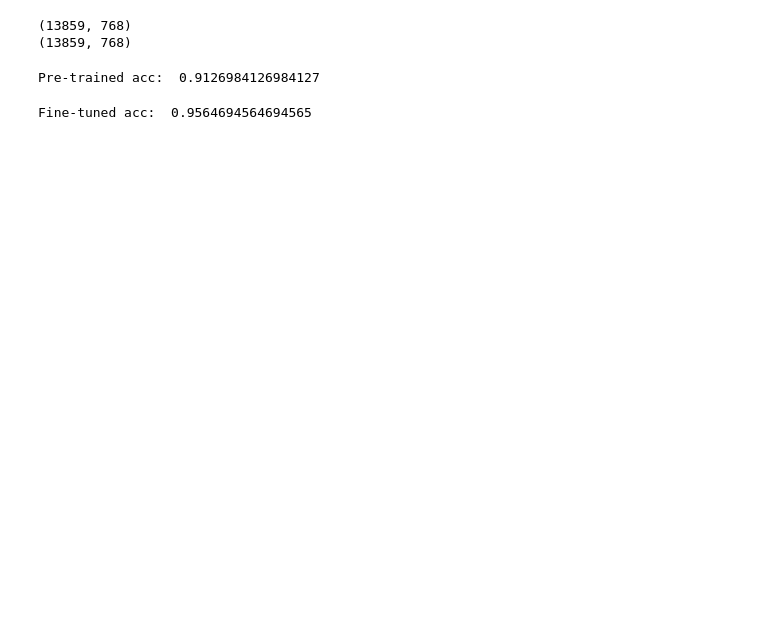
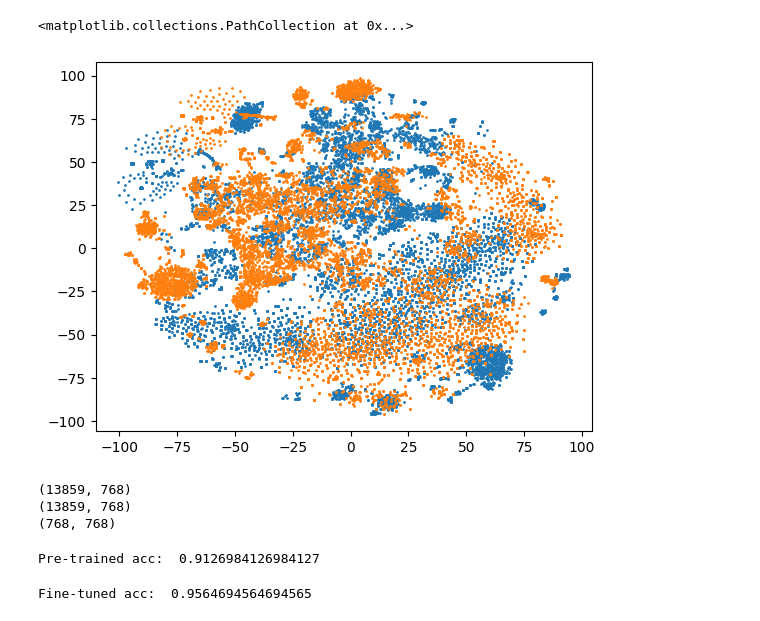
Before and after one commit to AlexSantoss/Translation-And-GSVD, a Jupyter notebook: using_embeddings.ipynb, the cells around one changed output. Cells and saved outputs as stored; diff of their text form; code cells hidden in the pictures; blank space fills up the shorter version.

```diff
--- a/using_embeddings.ipynb
+++ b/using_embeddings.ipynb
@@ -12,10 +81,20 @@ X_fine_tuned = df.filter(regex=("fine_tuned.*"))
+# %%
+maxi = 10000
+plt.scatter(pre[:maxi, 0], pre[:maxi, 1], s=1)
+plt.scatter(pro[:maxi, 0], pro[:maxi, 1], s=1)
+plt.scatter(fine[:, 0], fine[:, 1], s=1)
+# %% [output]
+<matplotlib.collections.PathCollection at 0x...>
+[figure, added]
 # %%
 # 768 embeddings
 print(X_pre_trained.shape)
 print(X_fine_tuned.shape)
+print(tradutor.shape)
 # %% [output]
 (13859, 768)
 (13859, 768)
+(768, 768)
 # %%
 def test_clf(X, y):
     X_train, X_test, y_train, y_test = train_test_split(X, y, random_state=2022, test_size=0.3)
```
Also changed, not shown: parts of 10 cells of this notebook, 3 other files.
